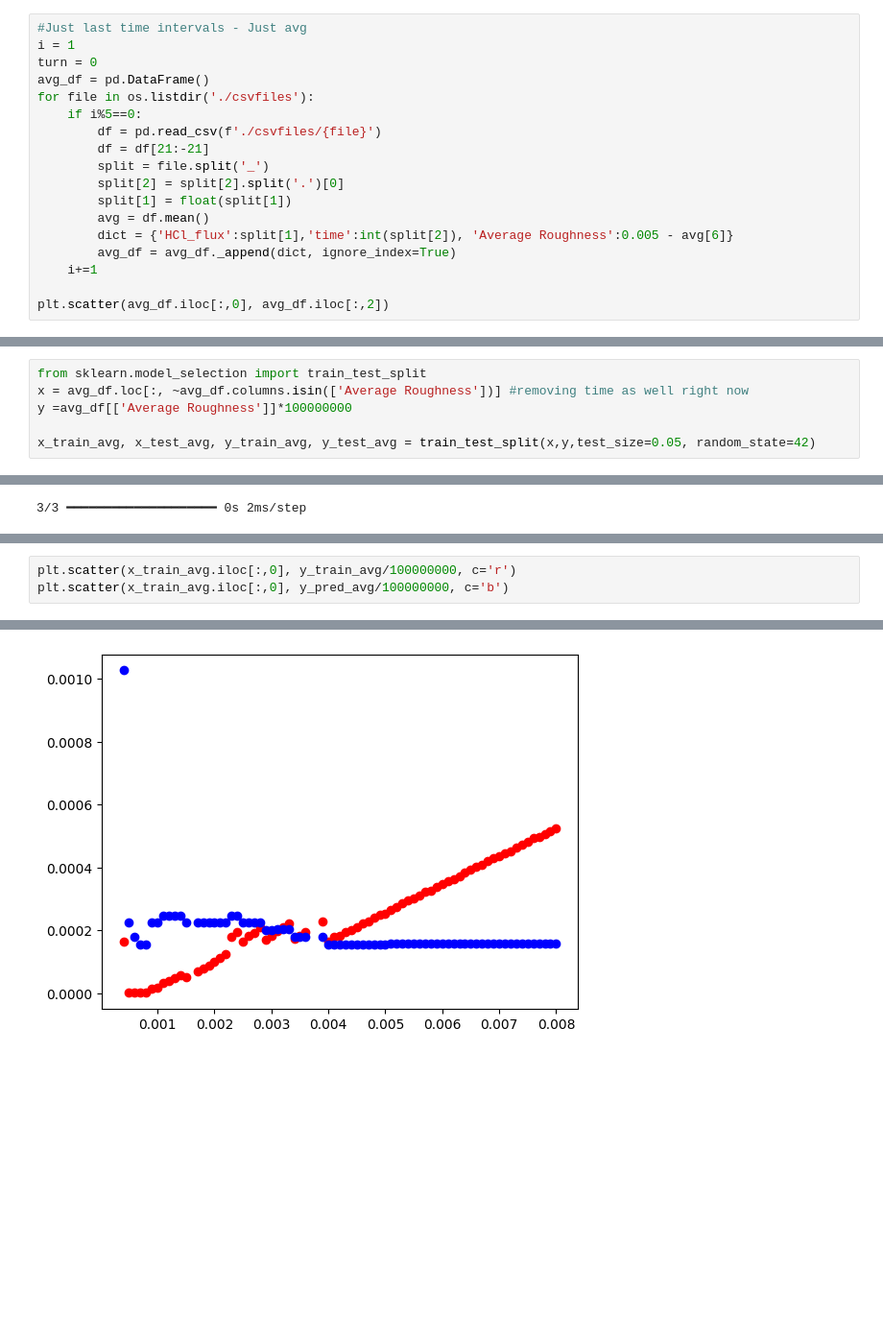
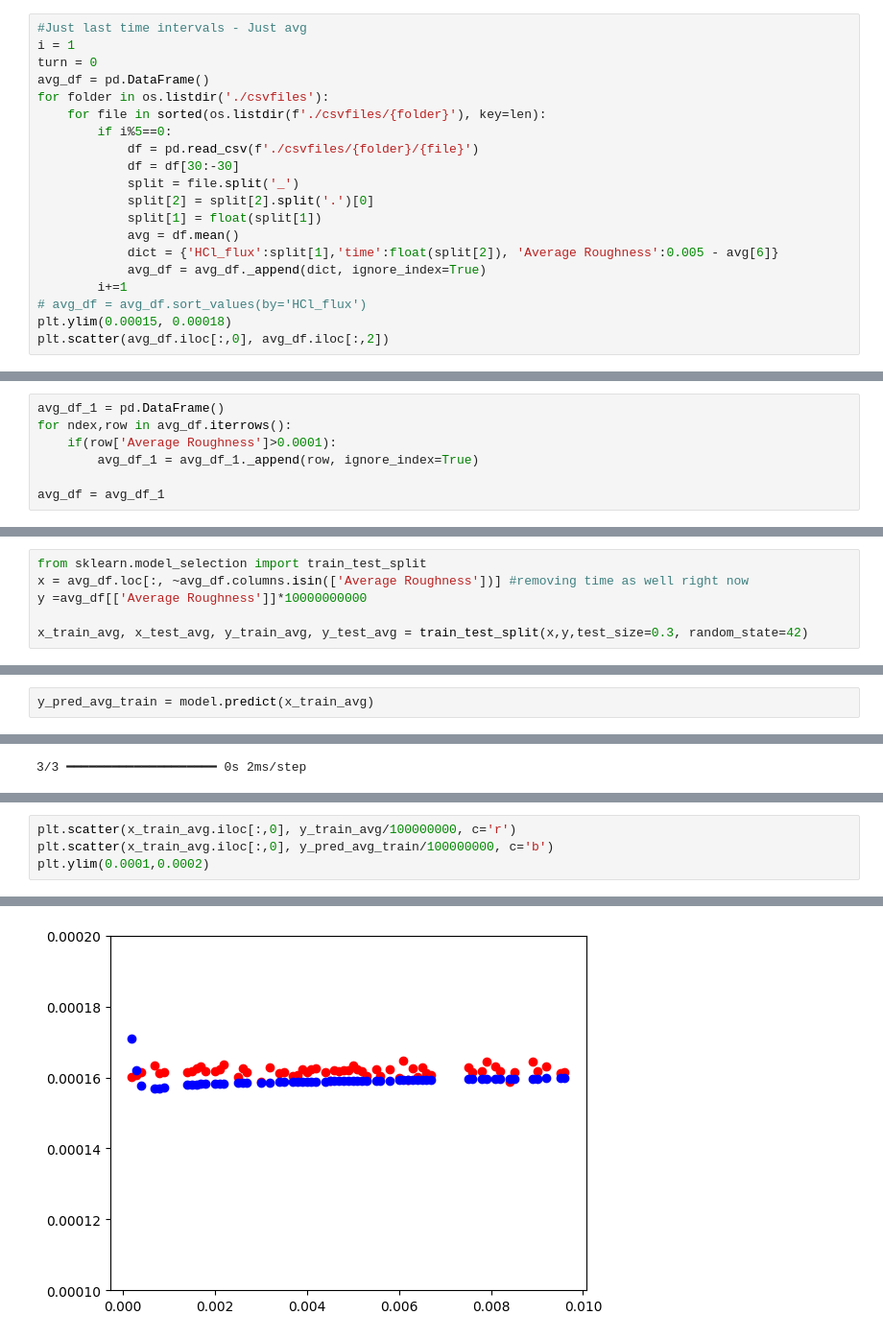
Before and after one commit to 21cs053jay/IITGN, a Jupyter notebook: Sentaurus/GAA _Channel_Release/new_interval/models.ipynb, the cells around one changed output, grey strips where cells are left out. Shown at 96% size. Cells and saved outputs as stored; diff of their text form; blank space fills up the shorter version.

```diff
--- a/Sentaurus/GAA _Channel_Release/new_interval/models.ipynb
+++ b/Sentaurus/GAA _Channel_Release/new_interval/models.ipynb
@@ -277,18 +265,20 @@ Just the 5th time step for each distinct flux value
 i = 1
 turn = 0
 avg_df = pd.DataFrame()
-for file in os.listdir('./csvfiles'):
-    if i%5==0:
-        df = pd.read_csv(f'./csvfiles/{file}')
-        df = df[21:-21]
-        split = file.split('_')
-        split[2] = split[2].split('.')[0]
-        split[1] = float(split[1])
-        avg = df.mean()
-        dict = {'HCl_flux':split[1],'time':int(split[2]), 'Average Roughness':0.005 - avg[6]}
-        avg_df = avg_df._append(dict, ignore_index=True)
-    i+=1
-
+for folder in os.listdir('./csvfiles'):
+    for file in sorted(os.listdir(f'./csvfiles/{folder}'), key=len):
+        if i%5==0:
+            df = pd.read_csv(f'./csvfiles/{folder}/{file}')
+            df = df[30:-30]
+            split = file.split('_')
+            split[2] = split[2].split('.')[0]
+            split[1] = float(split[1])
+            avg = df.mean()
+            dict = {'HCl_flux':split[1],'time':float(split[2]), 'Average Roughness':0.005 - avg[6]}
+            avg_df = avg_df._append(dict, ignore_index=True)
+        i+=1
+# avg_df = avg_df.sort_values(by='HCl_flux')
+plt.ylim(0.00015, 0.00018)
 plt.scatter(avg_df.iloc[:,0], avg_df.iloc[:,2])
 # %% [output]
 <matplotlib.collections.PathCollection at 0x...>
@@ -295,0 +306,7 @@ plt.scatter(avg_df.iloc[:,0], avg_df.iloc[:,2])
+# %%
+avg_df_1 = pd.DataFrame()
+for ndex,row in avg_df.iterrows():
+    if(row['Average Roughness']>0.0001):
+        avg_df_1 = avg_df_1._append(row, ignore_index=True)
+
+avg_df = avg_df_1
@@ -296,7 +329,7 @@ plt.scatter(avg_df.iloc[:,0], avg_df.iloc[:,2])
 # %%
 from sklearn.model_selection import train_test_split
 x = avg_df.loc[:, ~avg_df.columns.isin(['Average Roughness'])] #removing time as well right now
-y =avg_df[['Average Roughness']]*100000000
+y =avg_df[['Average Roughness']]*10000000000
 
-x_train_avg, x_test_avg, y_train_avg, y_test_avg = train_test_split(x,y,test_size=0.05, random_state=42)
+x_train_avg, x_test_avg, y_train_avg, y_test_avg = train_test_split(x,y,test_size=0.3, random_state=42)
 # %%
@@ -334,0 +395,2 @@ x_train_avg, x_test_avg, y_train_avg, y_test_avg = train_test_split(x,y,test_siz
+# %%
+y_pred_avg_train = model.predict(x_train_avg)
@@ -399,4 +470,5 @@ y_pred_avg = model.predict(x_train_avg_reshaped)
 # %%
 plt.scatter(x_train_avg.iloc[:,0], y_train_avg/100000000, c='r')
-plt.scatter(x_train_avg.iloc[:,0], y_pred_avg/100000000, c='b')
+plt.scatter(x_train_avg.iloc[:,0], y_pred_avg_train/100000000, c='b')
+plt.ylim(0.0001,0.0002)
 # %% [output]
@@ -404 +476 @@ plt.scatter(x_train_avg.iloc[:,0], y_pred_avg/100000000, c='b')
-[figure, old version]
+[figure, new version]
```
Also changed, not shown: parts of 15 cells of this notebook, 21 other files.
